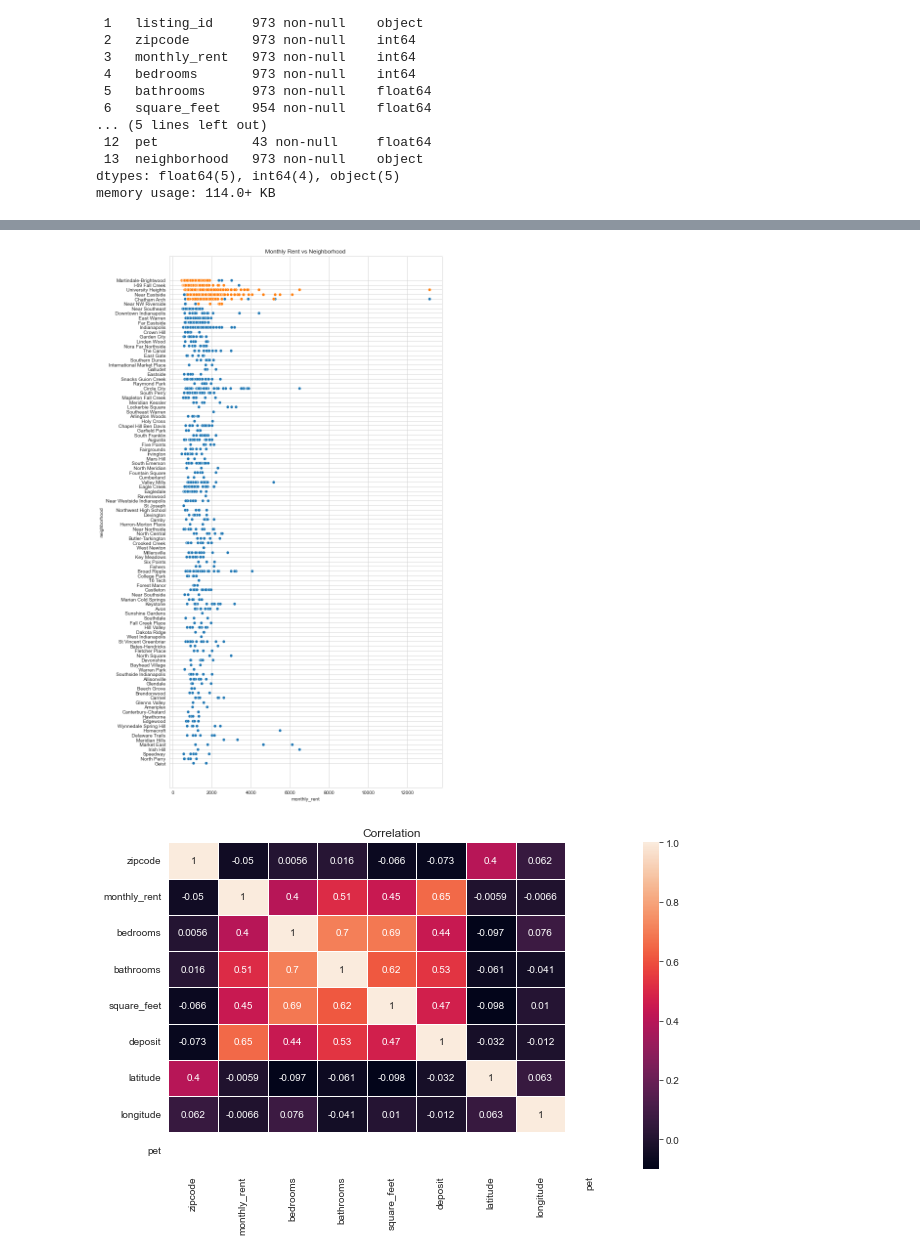
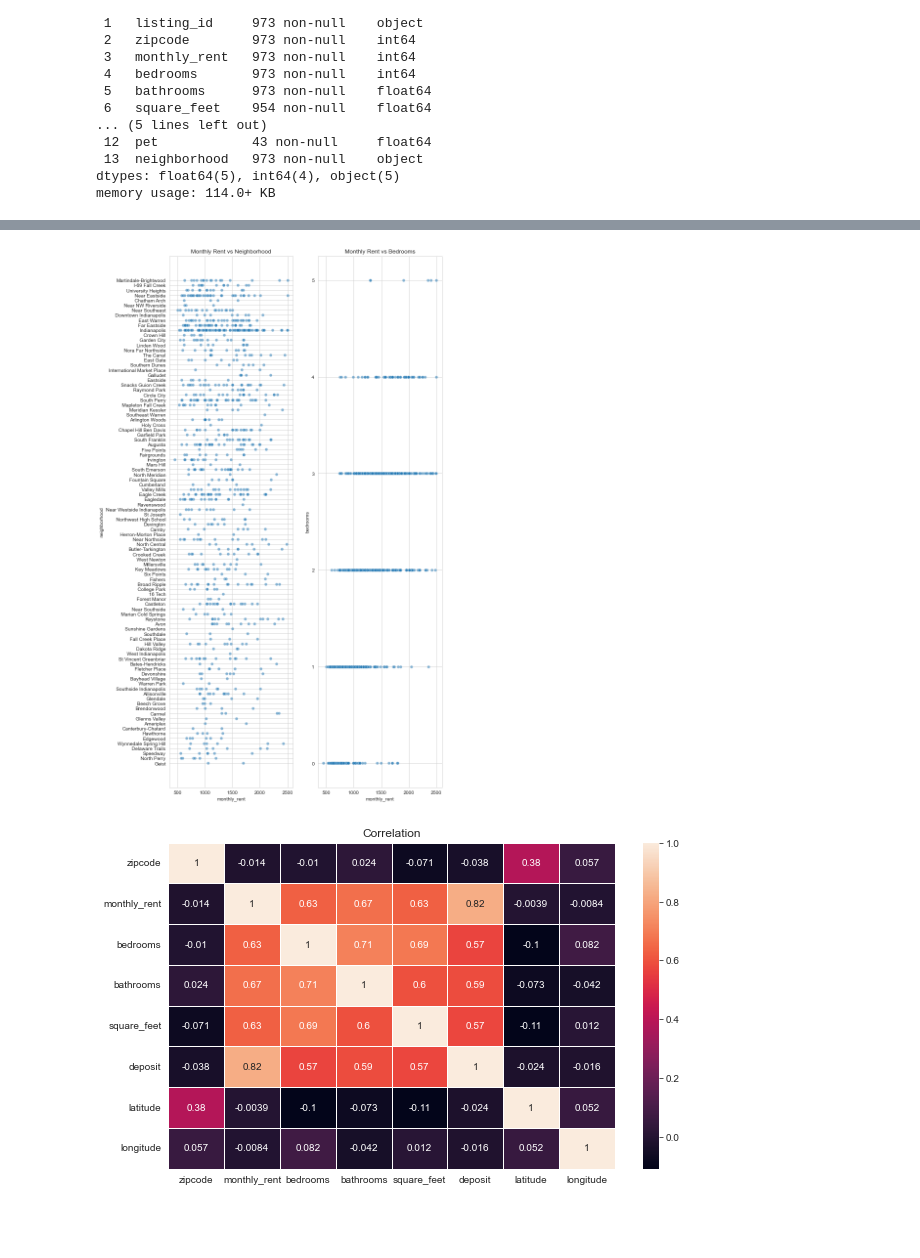
Before and after one commit to stefaniegwangphd/Erdos_S22_IceBridge, a Jupyter notebook: apartment_rent-capstone.ipynb, the cells around one changed output, grey strips where cells are left out. Cells and saved outputs as stored; diff of their text form; code cells hidden in the pictures; blank space fills up the shorter version.

```diff
--- a/apartment_rent-capstone.ipynb
+++ b/apartment_rent-capstone.ipynb
@@ -958,0 +964,2 @@ df_final['bathrooms'] = df_final['bathrooms'].fillna(1.5)
+# %%
+df_final['bathrooms']=df_final.bathrooms.replace(0.5,1)
@@ -1017 +1041,4 @@ memory usage: 114.0+ KB
+# %%
+df_final_high_rent=df_final.loc[df_final['monthly_rent']>2500]
+df_final_final=df_final.drop(df_final_high_rent.index).copy()
 # %%
@@ -1112,16 +1139,20 @@ ax.legend()
 # %%
-ax, fig= plt.subplots(figsize=(10,20))
-sns.scatterplot(data=df_final, x='monthly_rent', y='neighborhood');
+fig,axes= plt.subplots(1,2,figsize=(10,20),sharey=False)
 
-ax = sns.scatterplot(data=df_final, x='monthly_rent', y='bedrooms');
+# sns.boxplot(ax=axes[0, 0], data=pokemon, x='Generation', y='Attack')
+
+ax=sns.scatterplot(ax=axes[0],data=df_final_final, x='monthly_rent', y='neighborhood',alpha=.5);
 ax.set_title('Monthly Rent vs Neighborhood');
+
+ax=sns.scatterplot(ax=axes[1],data=df_final_final, x='monthly_rent', y='bedrooms',alpha=.5);
+ax.set_title('Monthly Rent vs Bedrooms');
 # %% [output]
-[figure, old version]
+[figure, new version]
 # %%
 ax, fig= plt.subplots(figsize=(10,6))
-ax= sns.heatmap(data=df_final.corr(), annot=True, linewidth=1);
+ax= sns.heatmap(data=df_final_final.corr(), annot=True, linewidth=1);
 
 
 ax.set_title('Correlation');
 # %% [output]
-[figure, old version]
+[figure, new version]
```
Also changed, not shown: parts of 25 cells of this notebook, 4 other files.
